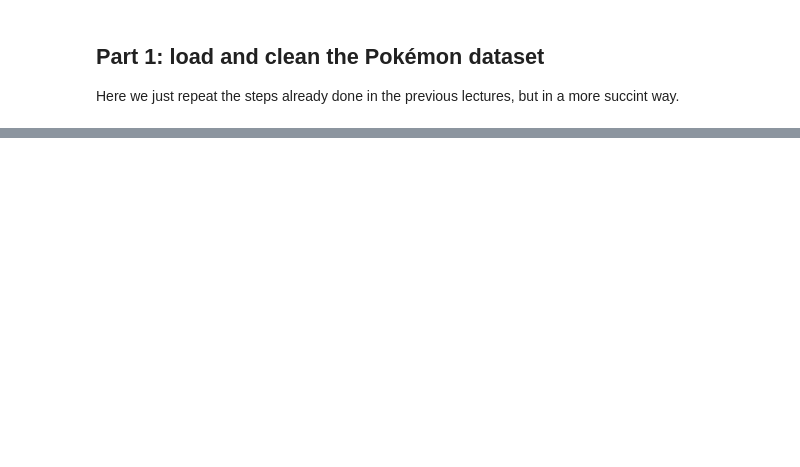
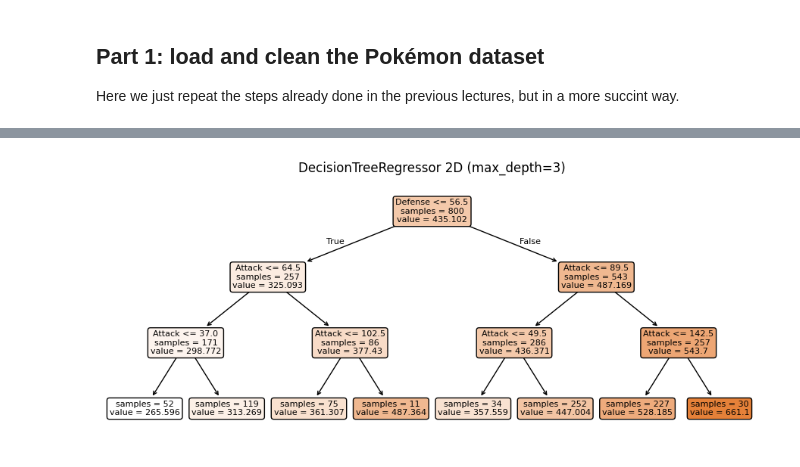
Before and after one commit to rafaeldavidjose/MLF-25-26, a Jupyter notebook: Class 4/lecture04.ipynb, the cells around one changed output, grey strips where cells are left out. Saved outputs shown, nothing was run; the diff lists cells and outputs as text; code cells hidden in the pictures; blank space fills up the shorter version.

```diff
--- a/Class 4/lecture04.ipynb
+++ b/Class 4/lecture04.ipynb
@@ -223,0 +172,19 @@ y_pred = model.predict(X_test)
+# %%
+# Let's check out the actual regression tree created by the 2D regressor above
+fig2t, ax2t = plt.subplots(figsize=(9, 4))
+
+plot_tree(
+    tree_2d,
+    feature_names=["Attack", "Defense"],
+    filled=True,
+    rounded=True,
+    impurity=False,
+    proportion=False,
+    fontsize=8,
+    ax=ax2t
+)
+
+ax2t.set_title(f"DecisionTreeRegressor 2D (max_depth={max_depth})")
+fig2t.tight_layout()
+# %% [output]
+[figure, added]
```
Also changed, not shown: parts of 28 cells of this notebook, 1 other file.
